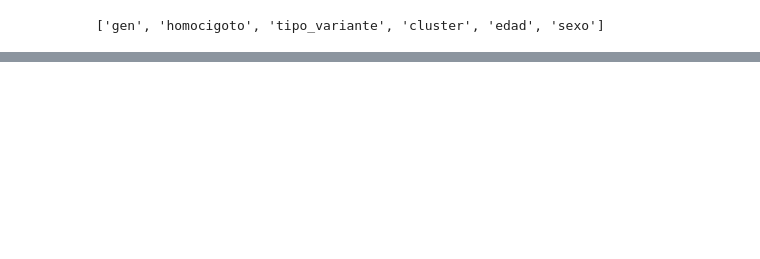
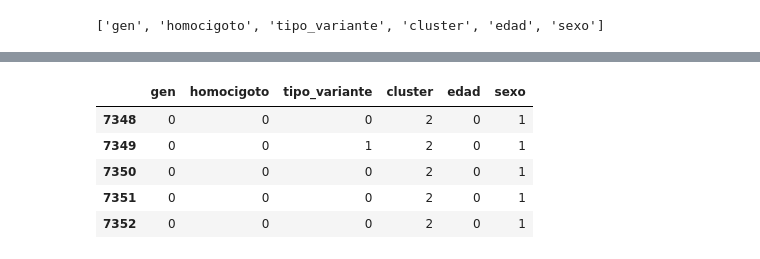
Before and after one commit to jevelezse/mineria_tesis, a Jupyter notebook: arbol.ipynb, the cells around one changed output, grey strips where cells are left out. Drawn from its saved outputs; the diff is of its cells as text; code cells hidden in the pictures; blank space fills up the shorter version.

```diff
--- a/arbol.ipynb
+++ b/arbol.ipynb
@@ -9,2 +10,2 @@ clf = clf.fit(iris.data, iris.target)
 # %%
-df = pd.read_csv('prueba1.csv')
+df = pd.read_csv('/home/jennifer/Escritorio/Datos/prueba1.csv')
@@ -48,0 +105,13 @@ tabla = df1[['homocigoto', 'tipo_variante', 'cluster', 'edad', 'sexo']]
+# %%
+gen = df[df['gen'].str.contains("BRCA1")]
+# %%
+gen1 = gen.apply(le.fit_transform)
+# %%
+gen1.head()
+# %% [output]
+|  | gen | homocigoto | tipo_variante | cluster | edad | sexo |
+| 7348 | 0 | 0 | 0 | 2 | 0 | 1 |
+| 7349 | 0 | 0 | 1 | 2 | 0 | 1 |
+| 7350 | 0 | 0 | 0 | 2 | 0 | 1 |
+| 7351 | 0 | 0 | 0 | 2 | 0 | 1 |
+| 7352 | 0 | 0 | 0 | 2 | 0 | 1 |
```
Also changed, not shown: parts of 37 cells of this notebook.
